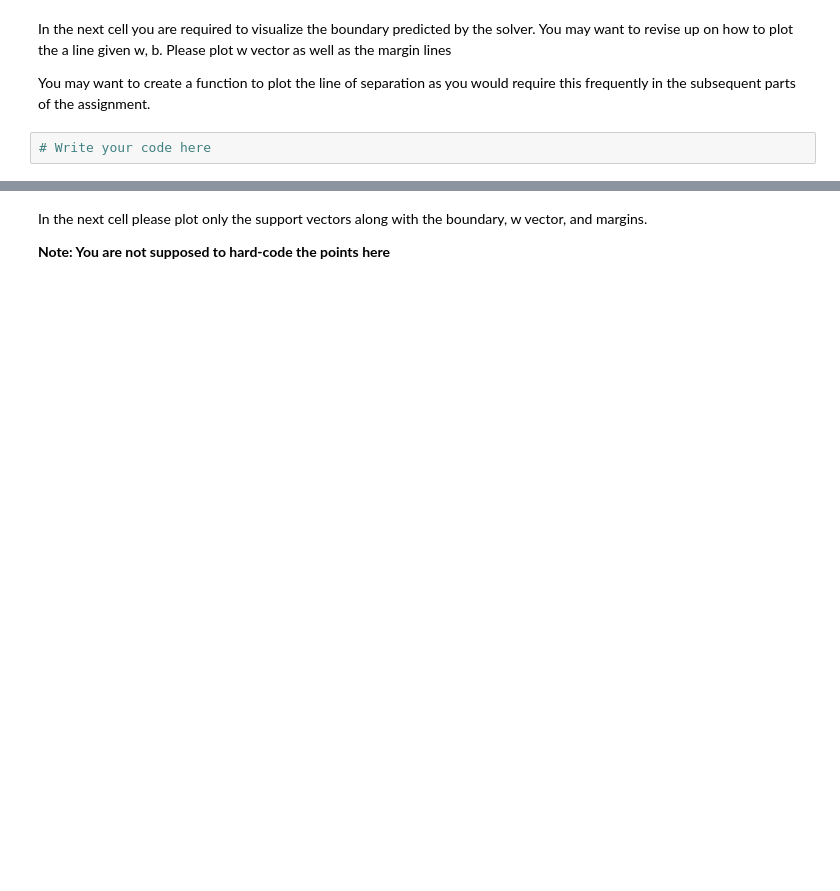
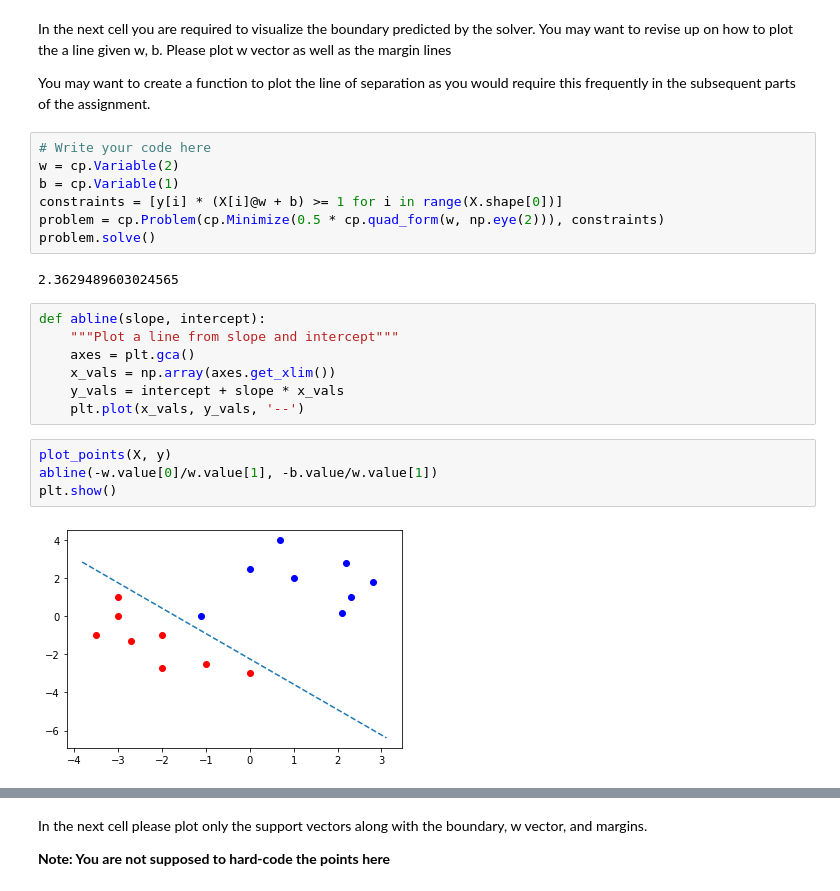
Before and after one commit to kanishk779/SMAI-2, a Jupyter notebook: question4.ipynb, the cells around one changed output, grey strips where cells are left out. Saved outputs shown, nothing was run; the diff lists cells and outputs as text; blank space fills up the shorter version.

```diff
--- a/question4.ipynb
+++ b/question4.ipynb
@@ -63,5 +73,25 @@ Please print the values of w, b.
 In the next cell you are required to visualize the boundary predicted by the solver. You may want to revise up on how to plot the a line given w, b. Please plot w vector as well as the margin lines
 
 You may want to create a function to plot the line of separation as you would require this frequently in the subsequent parts of the assignment.
-# %%
-# Write your code here
+# %%
+# Write your code here
+w = cp.Variable(2)
+b = cp.Variable(1)
+constraints = [y[i] * (X[i]@w + b) >= 1 for i in range(X.shape[0])]
+problem = cp.Problem(cp.Minimize(0.5 * cp.quad_form(w, np.eye(2))), constraints)
+problem.solve()
+# %% [output]
+2.3629489603024565
+# %%
+def abline(slope, intercept):
+    """Plot a line from slope and intercept"""
+    axes = plt.gca()
+    x_vals = np.array(axes.get_xlim())
+    y_vals = intercept + slope * x_vals
+    plt.plot(x_vals, y_vals, '--')
+# %%
+plot_points(X, y)
+abline(-w.value[0]/w.value[1], -b.value/w.value[1])
+plt.show()
+# %% [output]
+[figure, added]
```
Also changed, not shown: parts of 32 cells of this notebook, 2 other files.
